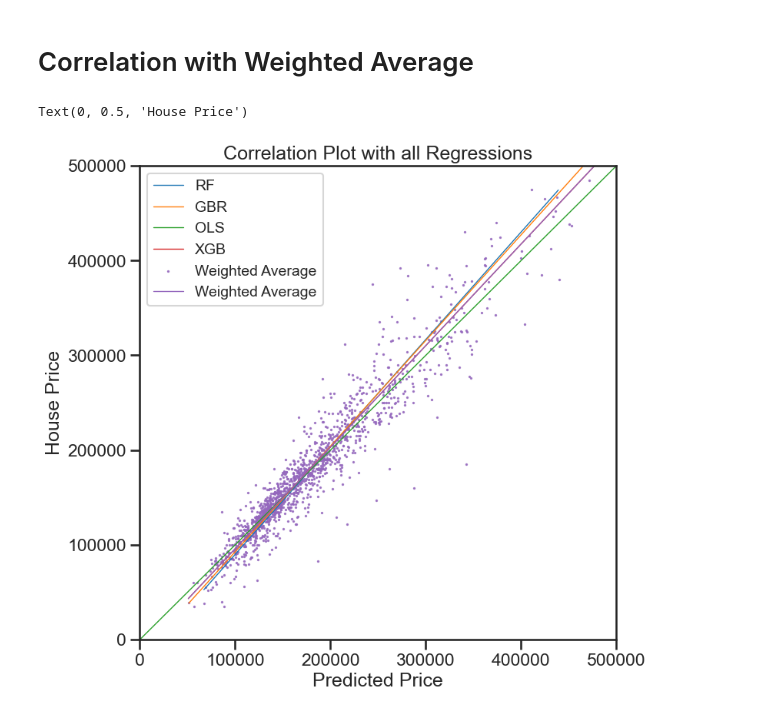
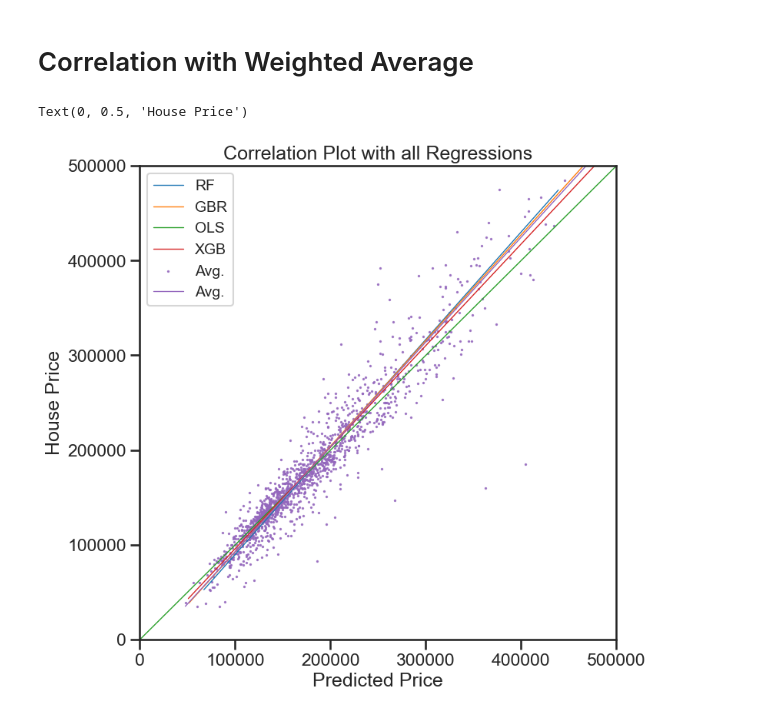
Before and after one commit to yummypugs/Data-Analytics-in-Business, a Jupyter notebook: 4.0.0 All graphs stacked.ipynb, the cells around one changed output. Cells and saved outputs as stored; diff of their text form; code cells hidden in the pictures.

Commit message:
fix weighting graphs

```diff
--- a/4.0.0 All graphs stacked.ipynb
+++ b/4.0.0 All graphs stacked.ipynb
@@ -186,29 +186,29 @@ sns.lineplot(data=prices)
 # %%
 fig, ax = plt.subplots(figsize=(8, 8))
 #ax = sns.lineplot(prices)
 
 #sns.move_legend(ax, "upper left", bbox_to_anchor=(1, 1))
 
 #create a legend
 plt.xlim(0, 500000)
 plt.ylim(0, 500000)
 #plt.tight_layout()
 plt.title("Correlation Plot with all Regressions")
 # always label your axes
 
 
-sns.regplot(data=prices, x=prices.iloc[:,1:2], y="SalePrice", scatter=False, label="RF", ci=None, scatter_kws={'s':5}, marker=".", line_kws={"linewidth":1})
-sns.regplot(data=prices, x=prices.iloc[:,2:3], y="SalePrice", scatter=False, label="Gradient Boosted Regressor", ci=None, line_kws={"linewidth":1})
-sns.regplot(data=prices, x=prices.iloc[:,3:4], y="SalePrice", scatter=False, label="OLS", ci=None, line_kws={"linewidth":1})
-sns.regplot(data=prices, x=prices.iloc[:,4:5], y="SalePrice", scatter=False, label="XGB", ci=None, scatter_kws={'s':2}, line_kws={"linewidth":1})
-sns.regplot(data=prices, x=prices.iloc[:,4:5], y="SalePrice", scatter=True, label="WA", ci=None, scatter_kws={'s':2}, line_kws={"linewidth":1})
+sns.regplot(data=prices, x=prices.loc[:,"RF"], y="SalePrice", scatter=False, label="RF", ci=None, scatter_kws={'s':5}, marker=".", line_kws={"linewidth":1})
+sns.regplot(data=prices, x=prices.loc[:,"GBR"], y="SalePrice", scatter=False, label="Gradient Boosted Regressor", ci=None, line_kws={"linewidth":1})
+sns.regplot(data=prices, x=prices.loc[:,"OLS"], y="SalePrice", scatter=False, label="OLS", ci=None, line_kws={"linewidth":1})
+sns.regplot(data=prices, x=prices.loc[:,"XGB"], y="SalePrice", scatter=False, label="XGB", ci=None, scatter_kws={'s':2}, line_kws={"linewidth":1})
+sns.regplot(data=prices, x=prices.loc[:,"Avg."], y="SalePrice", scatter=True, label="WA", ci=None, scatter_kws={'s':2}, line_kws={"linewidth":1})
 
-plt.legend(labels=["RF", "GBR", "OLS", "XGB", "Weighted Average", "Weighted Average"], prop={'size': 14})
+plt.legend(labels=["RF", "GBR", "OLS", "XGB", "Avg.", "Avg."], prop={'size': 14})
 plt.xlabel(r"Predicted Price")
 plt.ylabel(r"House Price")
 # %% [output]
 Text(0, 0.5, 'House Price')
-[figure, old version]
+[figure, new version]
 # %%
 #weighted = prices["Weighted Average"]
 weighted = pd.DataFrame(i for i in range(1461,2920))
```
Also changed, not shown: parts of 1 cell of this notebook.
